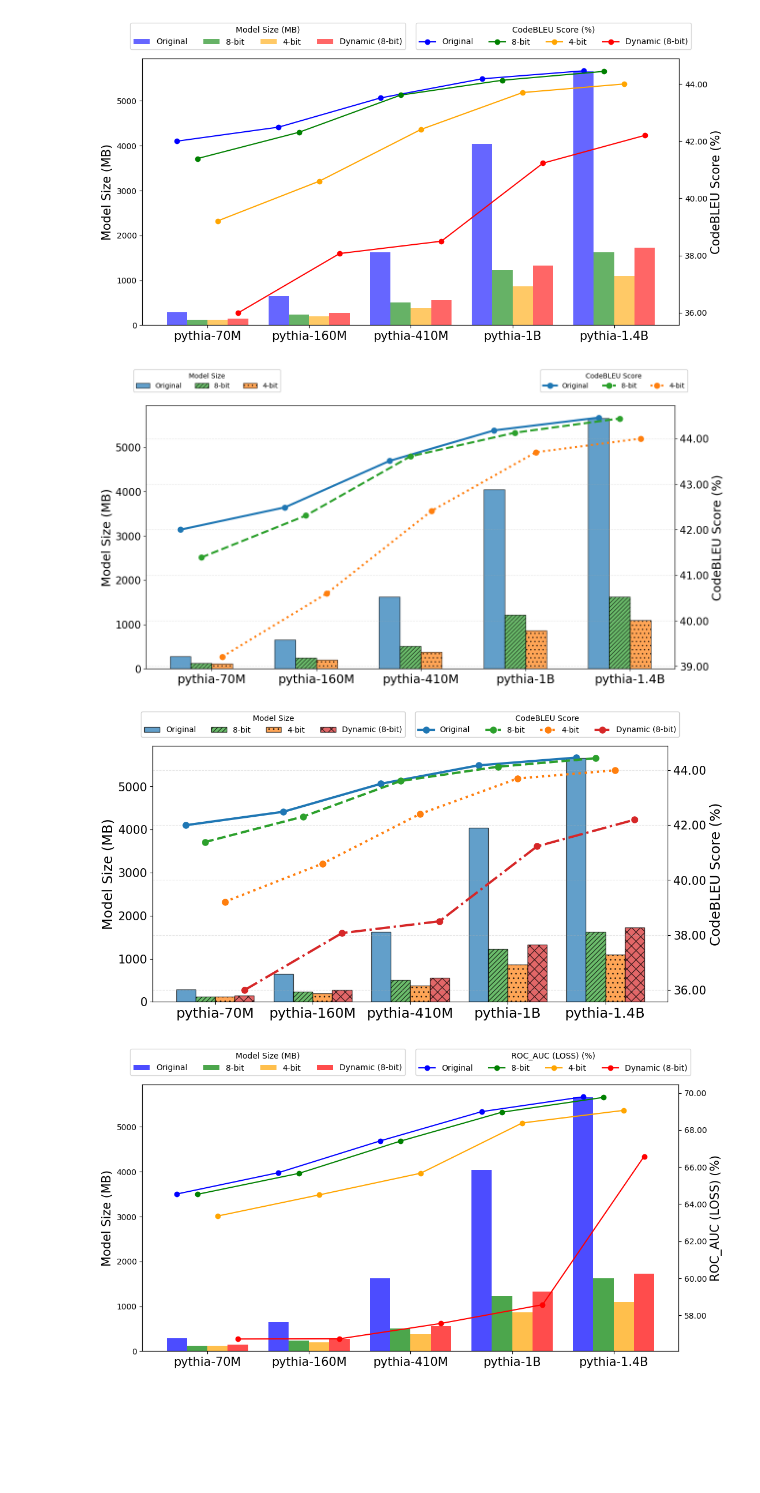
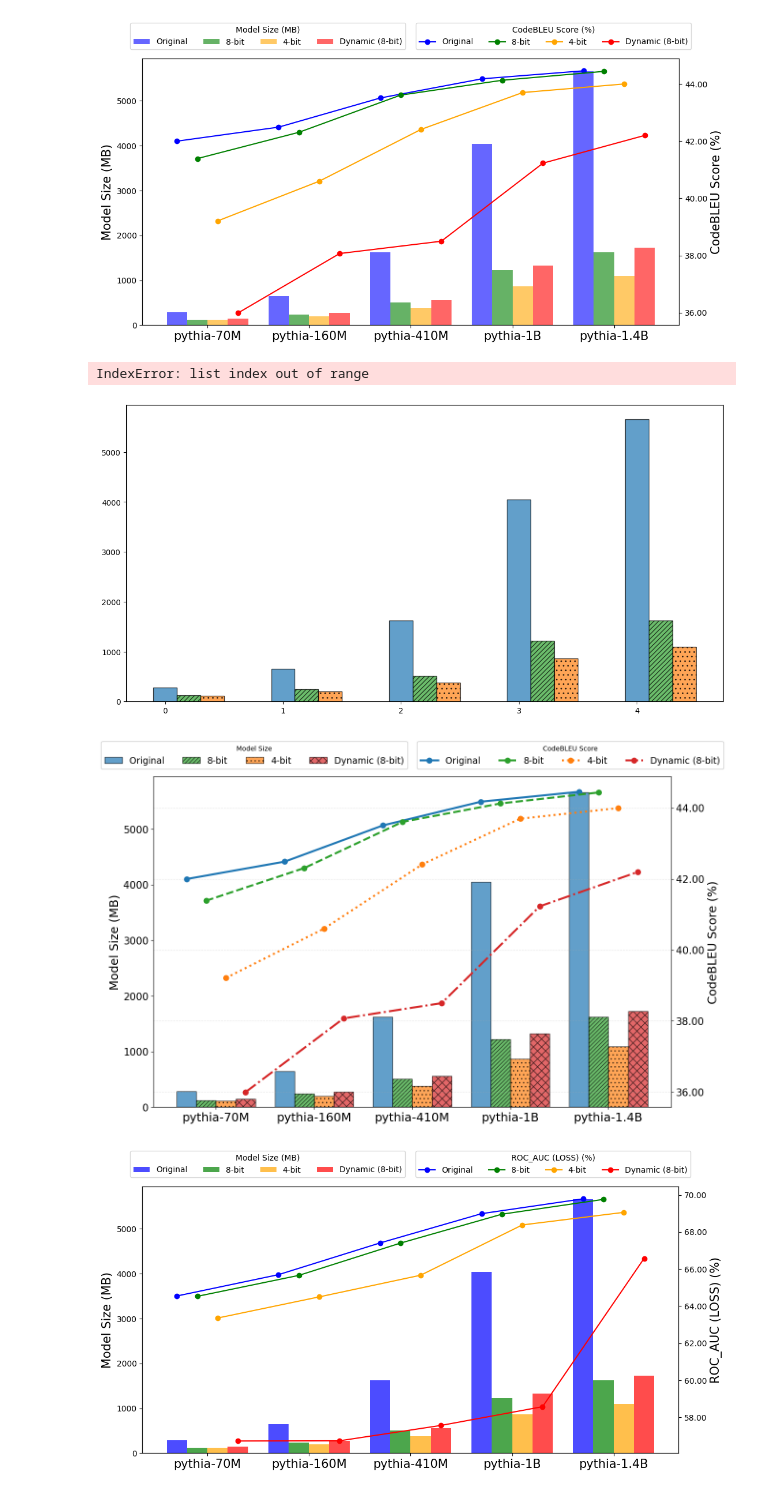
Before and after one commit to nazmul-me/mimir, a Jupyter notebook: RQsResult/Discussion copy.ipynb, the cells around one changed output. Saved outputs shown, nothing was run; the diff lists cells and outputs as text; code cells hidden in the pictures; blank space fills up the shorter version.

```diff
--- a/RQsResult/Discussion copy.ipynb
+++ b/RQsResult/Discussion copy.ipynb
@@ -8,10 +8,10 @@ from matplotlib.ticker import FuncFormatter
 
 # Load CSV file
 sheet_id = "1tEf8J1kbGZEFTOkoYqIjsdE3PkqBA9bX4MdNfMoLhjQ"
-# tab_gid = "1257933019"
-# limit = 20
-tab_gid = "1990888583"
-limit = 15
+tab_gid = "1257933019"
+limit = 20
+# tab_gid = "1990888583"
+# limit = 15
 full_url = f"https://docs.google.com/spreadsheets/d/{sheet_id}/export?format=csv&gid={tab_gid}"
 # %%
 df = pd.read_csv(full_url, skiprows=2, usecols=['Model', 'Compression', 'Size (MB)', 'BLEU']).iloc[:limit, :]
@@ -147,7 +147,8 @@ plt.gca().yaxis.set_major_formatter(FuncFormatter(lambda y, _: f'{y:.2f}'))
 plt.savefig("./output/model_comparison.pdf", dpi=300, bbox_inches="tight")
 plt.show()
 # %% [output]
+IndexError: list index out of range
-[figure, old version]
+[figure, new version]
 # %%
 df = pd.read_csv(full_url, skiprows=2, usecols=['Model', 'Compression', 'Size (MB)', 'BLEU']).iloc[:limit, :]
 
@@ -164,7 +165,7 @@ line_width = 3  # Thicker lines
 
 x = np.arange(len(models))  # X-axis positions
 
-fig, ax1 = plt.subplots(figsize=(12, 6))
+fig, ax1 = plt.subplots(figsize=(14, 9))
 
 # Plot bar chart for model sizes with patterns
 for i, comp in enumerate(compressions):
@@ -185,8 +186,9 @@ ax1.set_xticks(x + bar_width * 1.5)
 ax1.set_xticklabels(models, ha='center', fontsize=18)
 ax1.legend(
     loc='upper left',
-    bbox_to_anchor=(0-0.03, 1.15),
+    bbox_to_anchor=(0-0.11, 1.12),
     title="Model Size",
+    fontsize=13.5,
     ncol=len(compressions),
     framealpha=1  # Opaque background
 )
@@ -200,36 +202,36 @@ ax2 = ax1.twinx()
 for i, comp in enumerate(compressions):
     subset = df[df["Compression"] == comp]
     ax2.plot(
         x + i * bar_width,
         subset["BLEU"],
         marker="o",
         linestyle=line_styles[i],  # Unique line style
         linewidth=line_width,  # Thicker lines
         label=f"{comp}",
         color=colors[i],
         markersize=8  # Larger markers
     )
 
 ax2.set_ylabel("CodeBLEU Score (%)", fontsize=18)
 ax2.legend(
     loc='upper right',
-    bbox_to_anchor=(1.03, 1.15),
+    bbox_to_anchor=(1.11, 1.12),
     title="CodeBLEU Score",
     ncol=len(compressions),
-    # fontsize=16,
+    fontsize=13.5,
     framealpha=1  # Opaque background
 )
 ax2.get_legend().get_texts()[3].set_text("Dynamic (8-bit)")
 # Add grid and formatting
 plt.grid(axis='y', linestyle='--', alpha=0.3)
 ax1.yaxis.set_tick_params(rotation=0, labelsize=15)
 ax2.yaxis.set_tick_params(labelsize=15)
 plt.gca().yaxis.set_major_formatter(FuncFormatter(lambda y, _: f'{y:.2f}'))
 
 plt.savefig("./output/model_comparison.pdf", dpi=300, bbox_inches="tight")
 plt.show()
 # %% [output]
-[figure, old version]
+[figure, new version]
 # %%
 df = pd.read_csv(full_url, skiprows=2, usecols=['Model', 'Compression', 'Size (MB)', 'ROC_AUC', 'PR_AUC', 'ROC_AUC.1', 'PR_AUC.1', 'ROC_AUC.2', 'PR_AUC.2', 'ROC_AUC.3', 'PR_AUC.3']).iloc[:limit, :]
 def genGraph(df, miaName):
```
Also changed, not shown: parts of 1 cell of this notebook, 17 other files.
